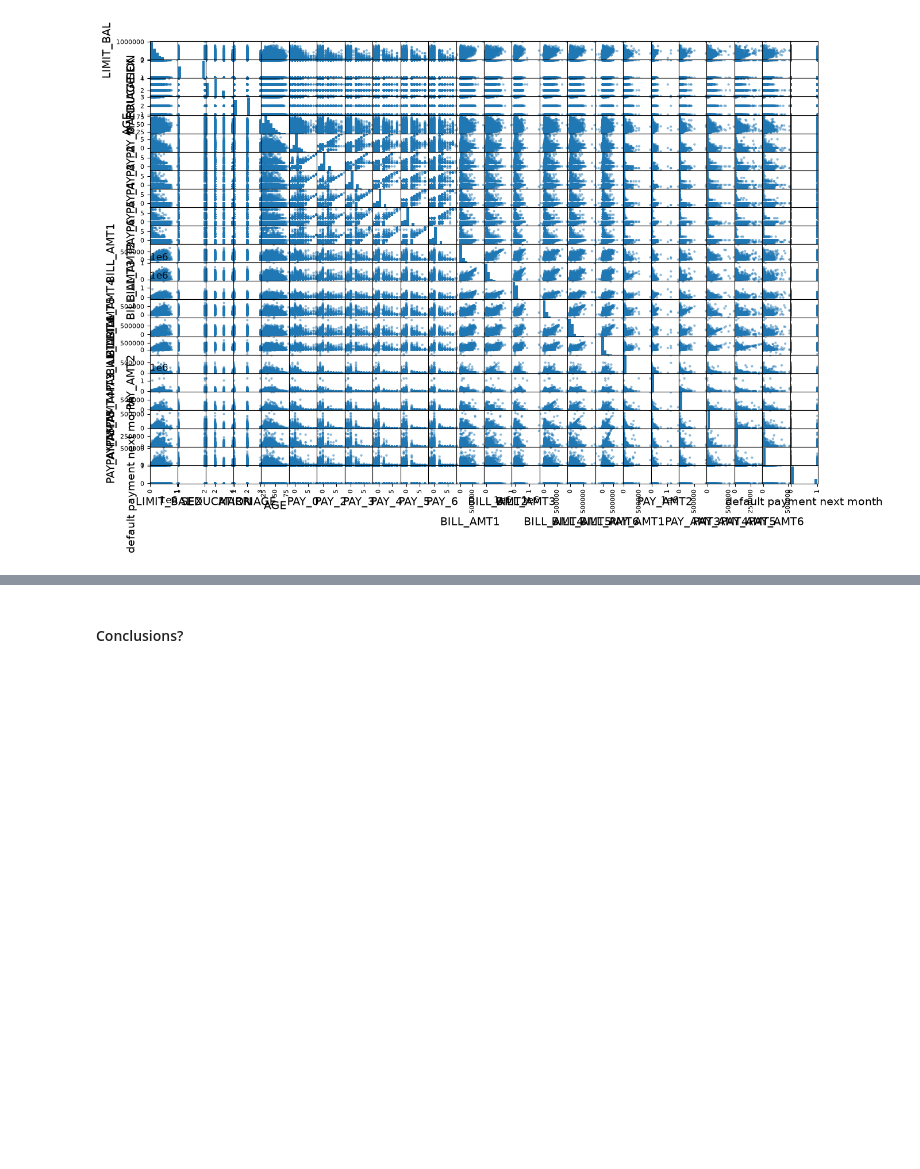
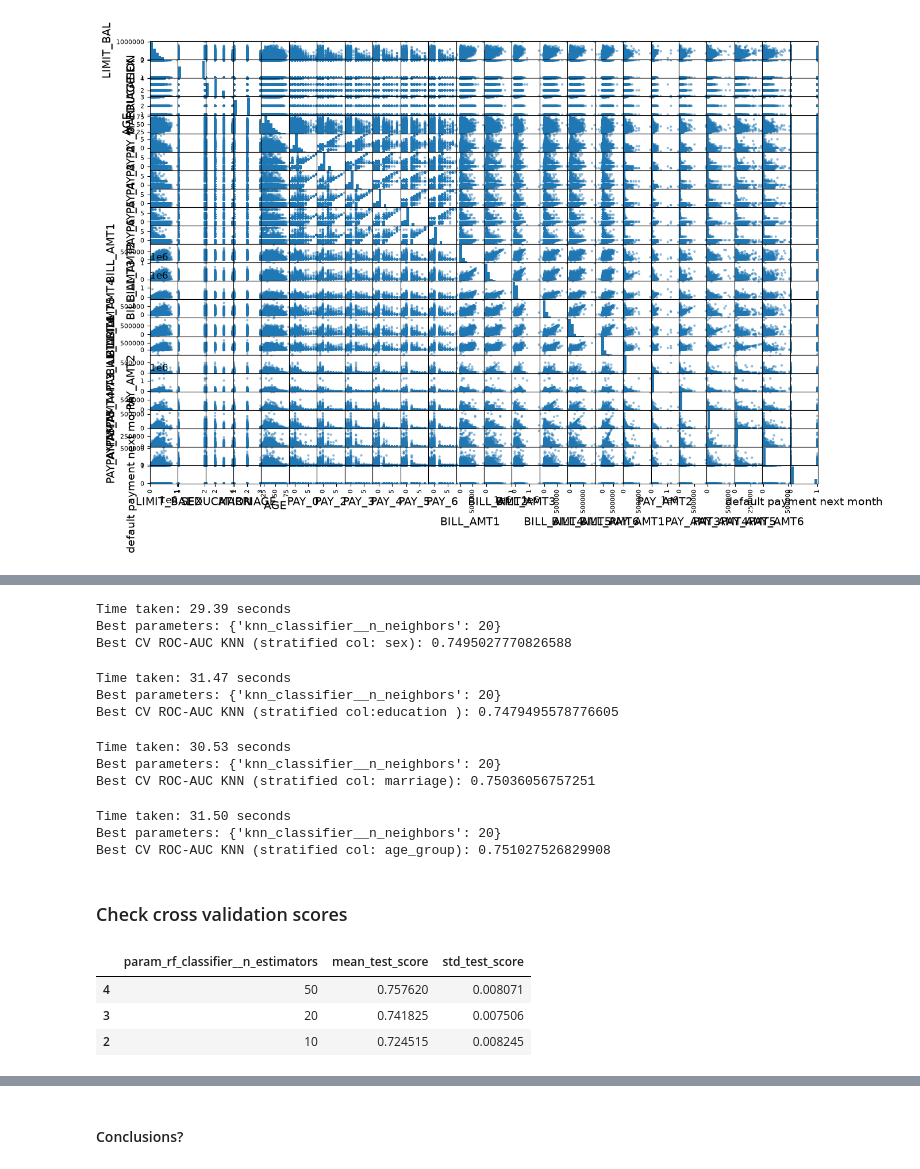
Before and after one commit to dg1223/UofT-SCS-3253-095-Machine-Learning, a Jupyter notebook: assignments/W3_Alavi_alavish1.ipynb, the cells around one changed output, grey strips where cells are left out. Drawn from its saved outputs; the diff is of its cells as text; code cells hidden in the pictures; blank space fills up the shorter version.

```diff
--- a/assignments/W3_Alavi_alavish1.ipynb
+++ b/assignments/W3_Alavi_alavish1.ipynb
@@ -207,0 +411,41 @@ plt.show()
+# %%
+grid_search_knn_sex = run_grid_search(strat_train_set_sex, grid_search_knn, "KNN (stratified col: sex)")
+# %% [output]
+Time taken: 29.39 seconds
+Best parameters: {'knn_classifier__n_neighbors': 20}
+Best CV ROC-AUC KNN (stratified col: sex): 0.7495027770826588
+# %%
+grid_search_knn_education = run_grid_search(strat_train_set_education, grid_search_knn, "KNN (stratified col:education )")
+# %% [output]
+Time taken: 31.47 seconds
+Best parameters: {'knn_classifier__n_neighbors': 20}
+Best CV ROC-AUC KNN (stratified col:education ): 0.7479495578776605
+# %%
+grid_search_knn_marriage = run_grid_search(strat_train_set_marriage, grid_search_knn, "KNN (stratified col: marriage)")
+# %% [output]
+Time taken: 30.53 seconds
+Best parameters: {'knn_classifier__n_neighbors': 20}
+Best CV ROC-AUC KNN (stratified col: marriage): 0.75036056757251
+# %%
+grid_search_knn_age_group = run_grid_search(strat_train_set_age_group, grid_search_knn, "KNN (stratified col: age_group)")
+# %% [output]
+Time taken: 31.50 seconds
+Best parameters: {'knn_classifier__n_neighbors': 20}
+Best CV ROC-AUC KNN (stratified col: age_group): 0.751027526829908
+# %% [markdown]
+### Check cross validation scores
+# %%
+results_rf = pd.DataFrame(grid_search_rf.cv_results_)
+
+results_rf[
+    [
+        "param_rf_classifier__n_estimators",
+        "mean_test_score",
+        "std_test_score"
+    ]
+].sort_values("mean_test_score", ascending=False).head(3)
+# %% [output]
+|  | param_rf_classifier__n_estimators | mean_test_score | std_test_score |
+| 4 | 50 | 0.757620 | 0.008071 |
+| 3 | 20 | 0.741825 | 0.007506 |
+| 2 | 10 | 0.724515 | 0.008245 |
```
Also changed, not shown: parts of 30 cells of this notebook.
